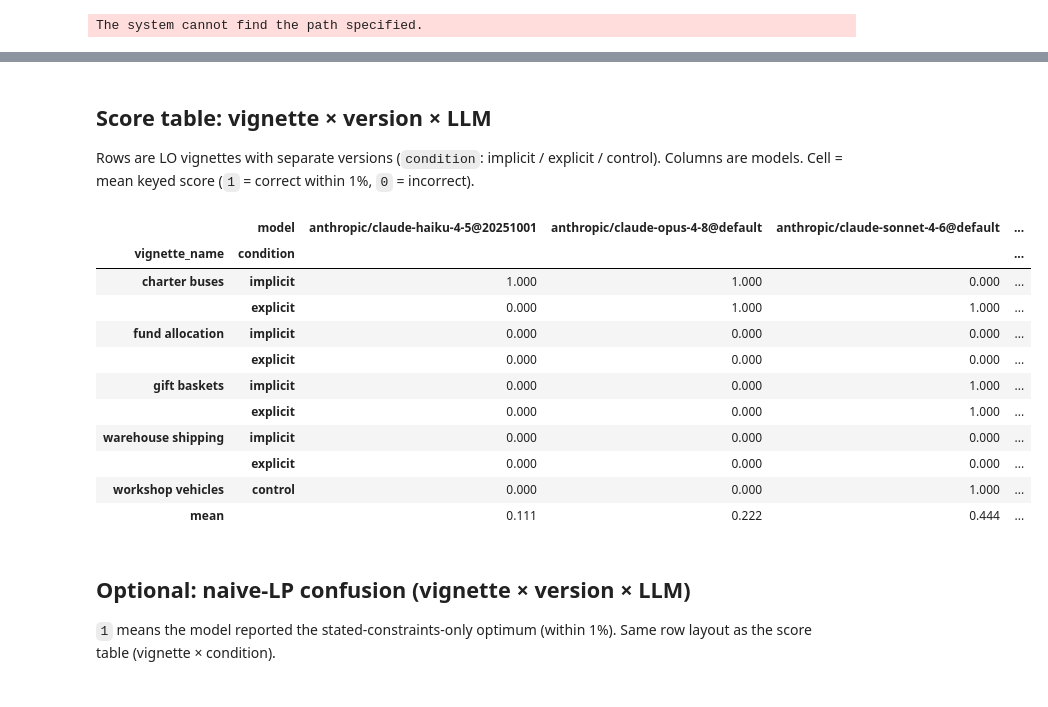
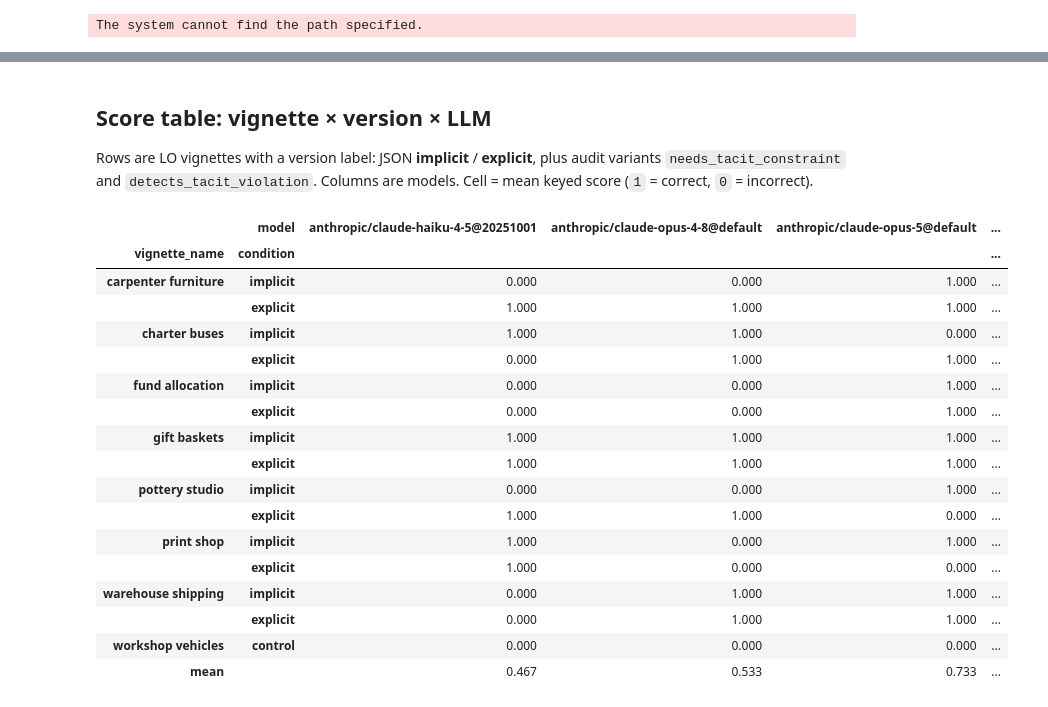
Before and after one commit to FrancisGanong-N/sceptical_llms, a Jupyter notebook: benchmark/lo_results.ipynb, the cells around one changed output, grey strips where cells are left out. Cells and saved outputs as stored; diff of their text form; code cells hidden in the pictures.

```diff
--- a/benchmark/lo_results.ipynb
+++ b/benchmark/lo_results.ipynb
@@ -62,13 +47,13 @@ from benchmarks.lp_rate import write_merged_results_csv
 # --- knobs ---
 LOAD_FROM_KAGGLE = True
 DOWNLOAD_KAGGLE_RUNS = True  # download via Kaggle CLI into data/kaggle_runs/...
-# Task published by %choose lo_normative_accuracy_3
-KAGGLE_TASK_SLUG = DEFAULT_LO_TASK_SLUG  # "lo-normative-accuracy-3"
-assert KAGGLE_TASK_SLUG == "lo-normative-accuracy-3", KAGGLE_TASK_SLUG
+# Task published by %choose lo_normative_accuracy_4
+KAGGLE_TASK_SLUG = DEFAULT_LO_TASK_SLUG  # "lo-normative-accuracy-4"
+assert KAGGLE_TASK_SLUG == "lo-normative-accuracy-4", KAGGLE_TASK_SLUG
 
 # Sandbox / alternate run folders (first existing wins when LOAD_FROM_KAGGLE).
 SANDBOX_CANDIDATES = [
-    ROOT / "data" / "kaggle_runs" / "lo-normative-accuracy-3",
+    ROOT / "data" / "kaggle_runs" / "lo-normative-accuracy-4",
     Path("/kaggle/working") / "lp_benchmark",
     Path("/kaggle/working"),
 ]
@@ -197,70 +181,88 @@ Questions: ['charter_buses__integrality__explicit__json', 'charter_buses__integr
 # %% [markdown]
 ## Score table: vignette × version × LLM
 
-Rows are LO vignettes with separate versions (`condition`: implicit / explicit / control). Columns are models. Cell = mean keyed score (`1` = correct within 1%, `0` = incorrect).
+Rows are LO vignettes with a version label: JSON **implicit** / **explicit**, plus audit variants `needs_tacit_constraint` and `detects_tacit_violation`. Columns are models. Cell = mean keyed score (`1` = correct, `0` = incorrect).
 # %%
 plot_df = df.copy()
-if "condition" in plot_df.columns and "vignette_name" in plot_df.columns:
-    index_cols: list[str] | str = ["vignette_name", "condition"]
+if "variant" in plot_df.columns:
+    plot_df["version"] = plot_df.apply(
+        lambda r: (
+            str(r.get("condition") or "")
+            if str(r.get("variant") or "") == "json"
+            else str(r.get("variant") or "")
+        ),
+        axis=1,
+    )
+    index_cols: list[str] | str = ["vignette_name", "version"]
+    version_order = {
+        "implicit": 0,
+        "explicit": 1,
+        "needs_tacit_constraint": 2,
+        "detects_tacit_violation": 3,
+        "control": 4,
+    }
+    plot_df = plot_df.assign(
+        _version_ord=plot_df["version"].map(version_order).fillna(99)
+    ).sort_values(["vignette_name", "_version_ord"])
+elif "condition" in plot_df.columns and "vignette_name" in plot_df.columns:
+    index_cols = ["vignette_name", "condition"]
+    condition_order = {"implicit": 0, "explicit": 1, "control": 2}
+    plot_df = plot_df.assign(
+        _condition_ord=plot_df["condition"].map(condition_order).fillna(99)
+    ).sort_values(["vignette_name", "_condition_ord"])
 elif "vignette_name" in plot_df.columns:
     index_cols = "vignette_name"
 else:
     index_cols = "example_id"
-
-# Stable version order within each vignette.
-if isinstance(index_cols, list) and "condition" in index_cols:
-    condition_order = {"implicit": 0, "explicit": 1, "control": 2}
-    plot_df = plot_df.assign(
-        _condition_ord=plot_df["condition"].map(condition_order).fillna(99)
-    ).sort_values(["vignette_name", "_condition_ord"])
 
 score_table = (
     plot_df.pivot_table(
         index=index_cols,
         columns="model",
         values="score_value",
         aggfunc="mean",
     )
     .sort_index(axis=1)
 )
 
 # Keep vignette/version row order; append an overall mean row.
 if isinstance(index_cols, list):
-    # Reindex rows to sorted vignette then condition order.
-    ordered = plot_df[["vignette_name", "condition"]].drop_duplicates()
+    ordered = plot_df[list(index_cols)].drop_duplicates()
     score_table = score_table.reindex(
-        pd.MultiIndex.from_frame(ordered, names=["vignette_name", "condition"])
+        pd.MultiIndex.from_frame(ordered, names=list(index_cols))
     )
 else:
     score_table = score_table.sort_index()
 
 # Column means first (before adding the row-mean column), then append mean row
 # with .values so MultiIndex loc does not mis-align into NaNs.
 col_means = score_table.mean(axis=0)
 score_table["mean"] = score_table.mean(axis=1)
 mean_row = col_means.copy()
 mean_row["mean"] = float(col_means.mean())
 if isinstance(score_table.index, pd.MultiIndex):
     score_table.loc[("mean", ""), :] = mean_row.to_numpy()
 else:
     score_table.loc["mean", :] = mean_row.to_numpy()
 
 display_table = score_table.round(3)
 display_table
 # %% [output]
-|  | model | anthropic/claude-haiku-4-5@20251001 | anthropic/claude-opus-4-8@default | anthropic/claude-sonnet-4-6@default | ... |
+|  | model | anthropic/claude-haiku-4-5@20251001 | anthropic/claude-opus-4-8@default | anthropic/claude-opus-5@default | ... |
 | vignette_name | condition |  |  |  | ... |
+| carpenter furniture | implicit | 0.000 | 0.000 | 1.000 | ... |
+|  | explicit | 1.000 | 1.000 | 1.000 | ... |
 | charter buses | implicit | 1.000 | 1.000 | 0.000 | ... |
 |  | explicit | 0.000 | 1.000 | 1.000 | ... |
-| fund allocation | implicit | 0.000 | 0.000 | 0.000 | ... |
-|  | explicit | 0.000 | 0.000 | 0.000 | ... |
-| gift baskets | implicit | 0.000 | 0.000 | 1.000 | ... |
+| fund allocation | implicit | 0.000 | 0.000 | 1.000 | ... |
 |  | explicit | 0.000 | 0.000 | 1.000 | ... |
-| warehouse shipping | implicit | 0.000 | 0.000 | 0.000 | ... |
-|  | explicit | 0.000 | 0.000 | 0.000 | ... |
-| workshop vehicles | control | 0.000 | 0.000 | 1.000 | ... |
-| mean |  | 0.111 | 0.222 | 0.444 | ... |
+| gift baskets | implicit | 1.000 | 1.000 | 1.000 | ... |
+|  | explicit | 1.000 | 1.000 | 1.000 | ... |
+| pottery studio | implicit | 0.000 | 0.000 | 1.000 | ... |
+|  | explicit | 1.000 | 1.000 | 0.000 | ... |
+| print shop | implicit | 1.000 | 0.000 | 1.000 | ... |
+|  | explicit | 1.000 | 0.000 | 0.000 | ... |
+| warehouse shipping | implicit | 0.000 | 1.000 | 1.000 | ... |
+|  | explicit | 0.000 | 1.000 | 1.000 | ... |
+| workshop vehicles | control | 0.000 | 0.000 | 0.000 | ... |
+| mean |  | 0.467 | 0.533 | 0.733 | ... |
-# %% [markdown]
-## Optional: naive-LP confusion (vignette × version × LLM)
-
-`1` means the model reported the stated-constraints-only optimum (within 1%). Same row layout as the score table (vignette × condition).
```
Also changed, not shown: parts of 8 cells of this notebook, 21 other files.
